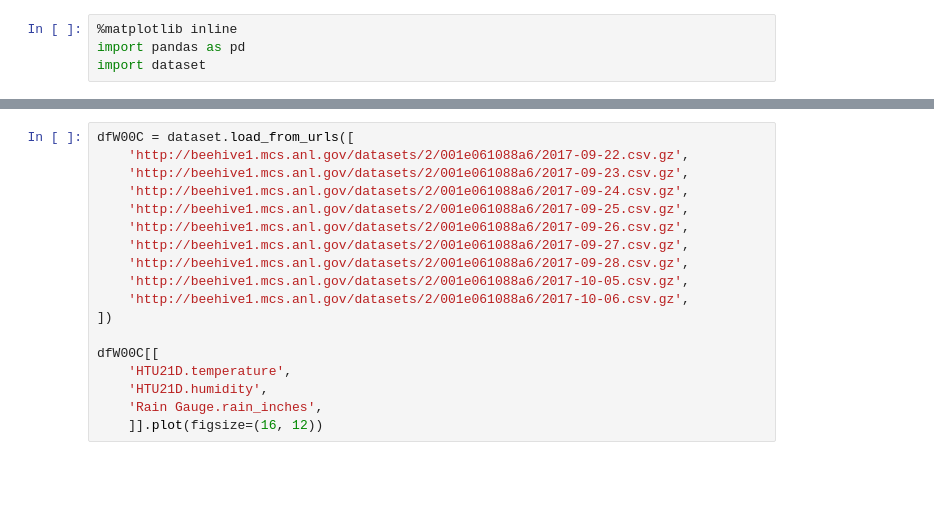
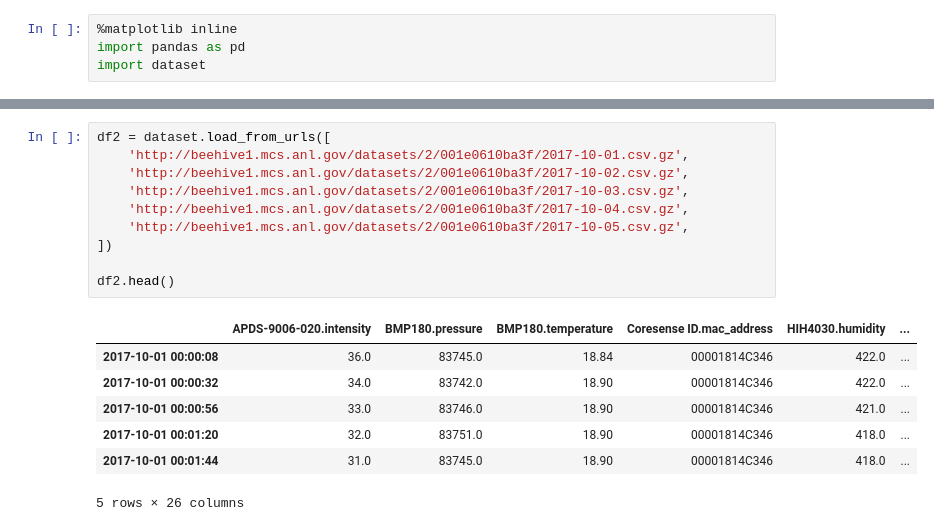
Before and after one commit to seanshahkarami/waggle-notebooks, a Jupyter notebook: Plotting Example.ipynb, the cells around one changed output, grey strips where cells are left out. Cells and saved outputs as stored; diff of their text form; blank space fills up the shorter version.

```diff
--- a/Plotting Example.ipynb
+++ b/Plotting Example.ipynb
@@ -31,18 +27,18 @@ df[['HTU21D.temperature',
 # %%
-dfW00C = dataset.load_from_urls([
-    'http://beehive1.mcs.anl.gov/datasets/2/001e061088a6/2017-09-22.csv.gz',
-    'http://beehive1.mcs.anl.gov/datasets/2/001e061088a6/2017-09-23.csv.gz',
-    'http://beehive1.mcs.anl.gov/datasets/2/001e061088a6/2017-09-24.csv.gz',
-    'http://beehive1.mcs.anl.gov/datasets/2/001e061088a6/2017-09-25.csv.gz',
-    'http://beehive1.mcs.anl.gov/datasets/2/001e061088a6/2017-09-26.csv.gz',
-    'http://beehive1.mcs.anl.gov/datasets/2/001e061088a6/2017-09-27.csv.gz',
-    'http://beehive1.mcs.anl.gov/datasets/2/001e061088a6/2017-09-28.csv.gz',
-    'http://beehive1.mcs.anl.gov/datasets/2/001e061088a6/2017-10-05.csv.gz',
-    'http://beehive1.mcs.anl.gov/datasets/2/001e061088a6/2017-10-06.csv.gz',
+df2 = dataset.load_from_urls([
+    'http://beehive1.mcs.anl.gov/datasets/2/001e0610ba3f/2017-10-01.csv.gz',
+    'http://beehive1.mcs.anl.gov/datasets/2/001e0610ba3f/2017-10-02.csv.gz',
+    'http://beehive1.mcs.anl.gov/datasets/2/001e0610ba3f/2017-10-03.csv.gz',
+    'http://beehive1.mcs.anl.gov/datasets/2/001e0610ba3f/2017-10-04.csv.gz',
+    'http://beehive1.mcs.anl.gov/datasets/2/001e0610ba3f/2017-10-05.csv.gz',
 ])
 
-dfW00C[[
-    'HTU21D.temperature',
-    'HTU21D.humidity',
-    'Rain Gauge.rain_inches',
-    ]].plot(figsize=(16, 12))
+df2.head()
+# %% [output]
+|  | APDS-9006-020.intensity | BMP180.pressure | BMP180.temperature | Coresense ID.mac_address | HIH4030.humidity | ... |
+| 2017-10-01 00:00:08 | 36.0 | 83745.0 | 18.84 | 00001814C346 | 422.0 | ... |
+| 2017-10-01 00:00:32 | 34.0 | 83742.0 | 18.90 | 00001814C346 | 422.0 | ... |
+| 2017-10-01 00:00:56 | 33.0 | 83746.0 | 18.90 | 00001814C346 | 421.0 | ... |
+| 2017-10-01 00:01:20 | 32.0 | 83751.0 | 18.90 | 00001814C346 | 418.0 | ... |
+| 2017-10-01 00:01:44 | 31.0 | 83745.0 | 18.90 | 00001814C346 | 418.0 | ... |
+5 rows × 26 columns
```
Also changed, not shown: parts of 3 cells of this notebook.
